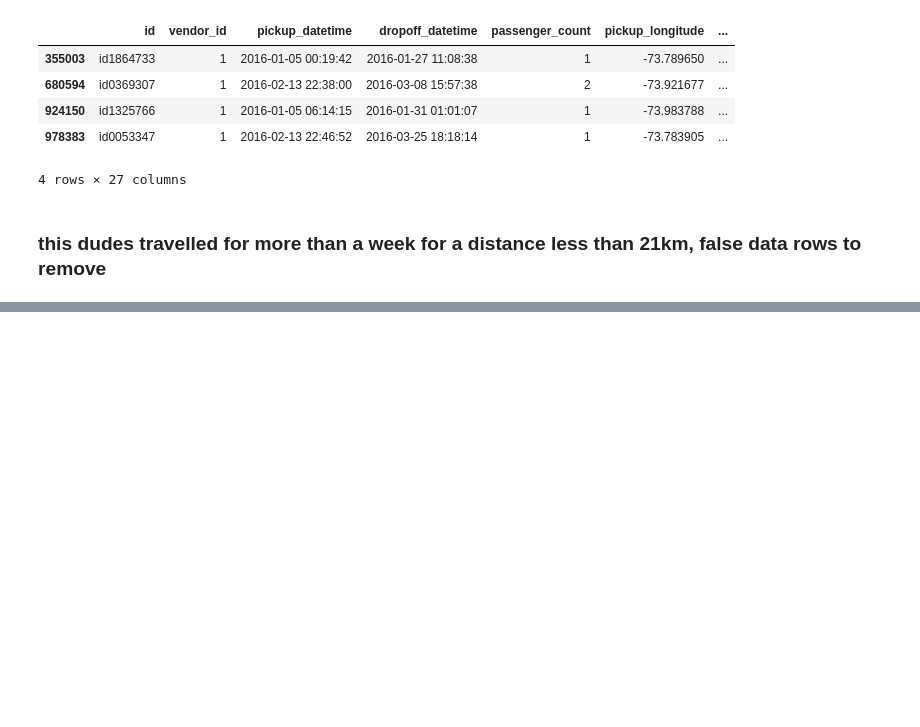
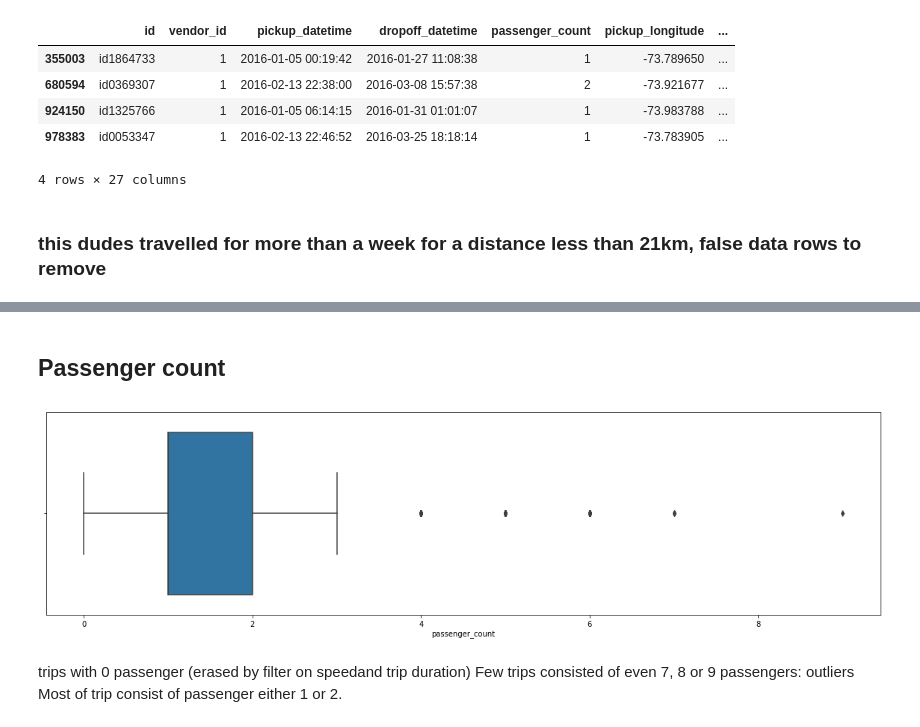
Before and after one commit to teamf3b/NYtaxy, a Jupyter notebook: Data exploration Taxi NY.ipynb, the cells around one changed output, grey strips where cells are left out. Cells and saved outputs as stored; diff of their text form; code cells hidden in the pictures; blank space fills up the shorter version.

```diff
--- a/Data exploration Taxi NY.ipynb
+++ b/Data exploration Taxi NY.ipynb
@@ -765,0 +756,12 @@ taxi_train2[taxi_train2['trip_duration']> 24*3600].head()
+# %% [markdown]
+## Passenger count
+# %%
+plt.figure(figsize = (20,5))
+sns.boxplot(taxi_train2['passenger_count'])
+plt.show()
+# %% [output]
+[figure, added]
+# %% [markdown]
+trips with 0 passenger (erased by filter on speedand trip duration)
+Few trips consisted of even 7, 8 or 9 passengers: outliers
+Most of trip consist of passenger either 1 or 2.
```
Also changed, not shown: parts of 29 cells of this notebook.
